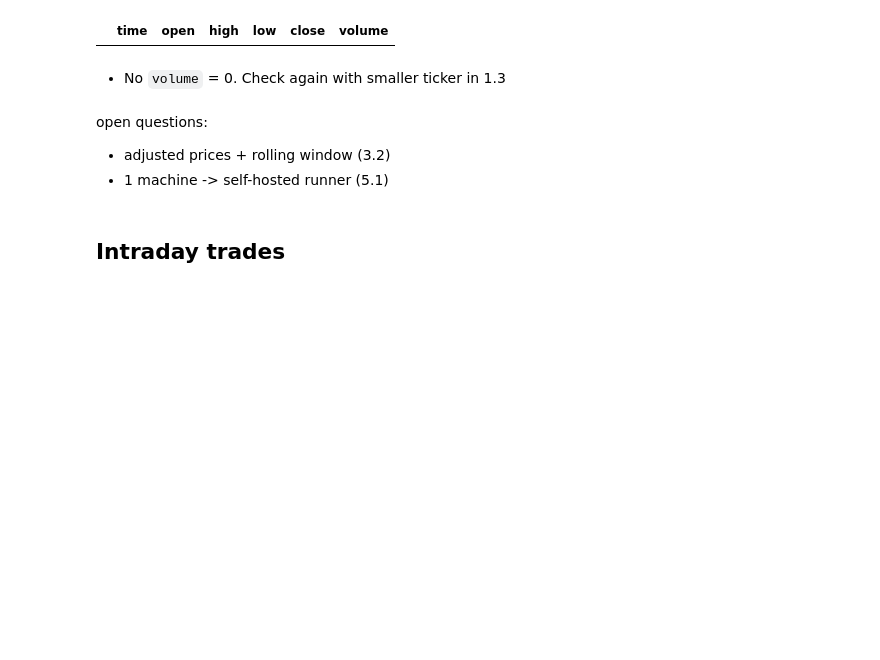
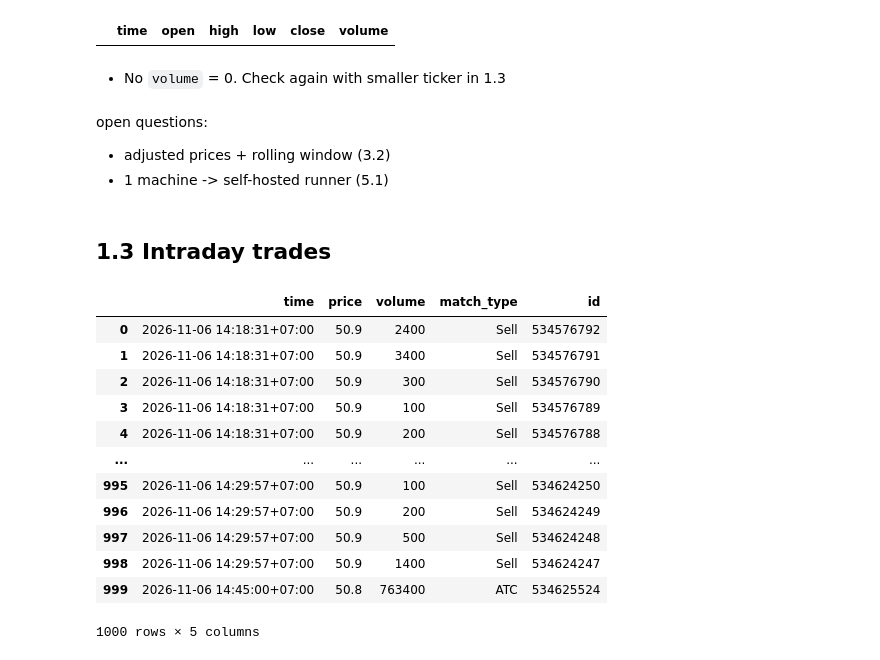
Before and after one commit to DanhHoangLongDuong/Vietnam-stock-market-pipeline, a Jupyter notebook: notebooks/explore.ipynb, the cells around one changed output. Drawn from its saved outputs; the diff is of its cells as text; code cells hidden in the pictures; blank space fills up the shorter version.

Commit message:
add 1.3 Intraday trades, add loop for reading a whole day intraday

```diff
--- a/notebooks/explore.ipynb
+++ b/notebooks/explore.ipynb
@@ -195,4 +200,23 @@ open questions:
 - adjusted prices + rolling window (3.2)
 - 1 machine -> self-hosted runner (5.1)
 # %% [markdown]
-## Intraday trades
+## 1.3 Intraday trades
+# %%
+# liquid ticker
+fpt_intraday_vci = mkt.equity("FPT").trades()
+# %%
+fpt_intraday_vci
+# %% [output]
+|  | time | price | volume | match_type | id |
+| 0 | 2026-11-06 14:18:31+07:00 | 50.9 | 2400 | Sell | 534576792 |
+| 1 | 2026-11-06 14:18:31+07:00 | 50.9 | 3400 | Sell | 534576791 |
+| 2 | 2026-11-06 14:18:31+07:00 | 50.9 | 300 | Sell | 534576790 |
+| 3 | 2026-11-06 14:18:31+07:00 | 50.9 | 100 | Sell | 534576789 |
+| 4 | 2026-11-06 14:18:31+07:00 | 50.9 | 200 | Sell | 534576788 |
+| ... | ... | ... | ... | ... | ... |
+| 995 | 2026-11-06 14:29:57+07:00 | 50.9 | 100 | Sell | 534624250 |
+| 996 | 2026-11-06 14:29:57+07:00 | 50.9 | 200 | Sell | 534624249 |
+| 997 | 2026-11-06 14:29:57+07:00 | 50.9 | 500 | Sell | 534624248 |
+| 998 | 2026-11-06 14:29:57+07:00 | 50.9 | 1400 | Sell | 534624247 |
+| 999 | 2026-11-06 14:45:00+07:00 | 50.8 | 763400 | ATC | 534625524 |
+1000 rows × 5 columns
```
Also changed, not shown: parts of 19 cells of this notebook.
